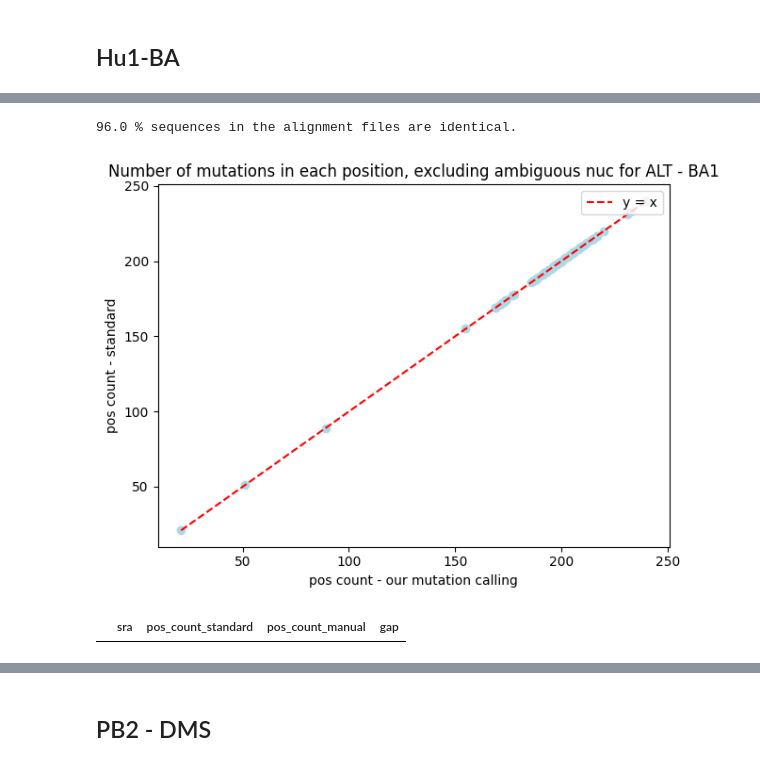
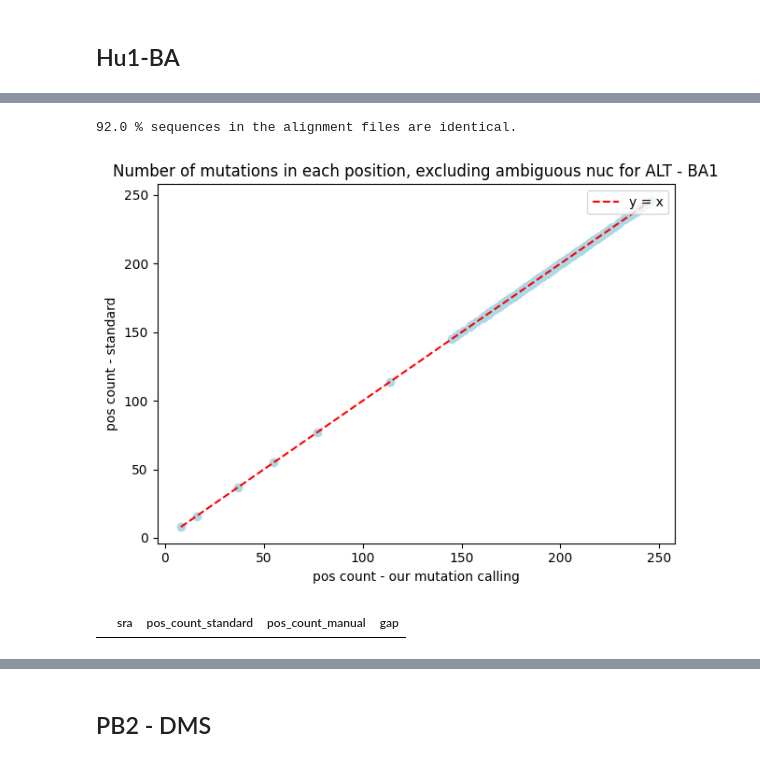
Before and after one commit to yutiachen5/bjorn_rep, a Jupyter notebook: output/sanity_check.ipynb, the cells around one changed output, grey strips where cells are left out. Drawn from its saved outputs; the diff is of its cells as text; code cells hidden in the pictures.

```diff
--- a/output/sanity_check.ipynb
+++ b/output/sanity_check.ipynb
@@ -6,19 +6,20 @@ import matplotlib.pyplot as plt
 from Bio import SeqIO
 # %%
 pd.set_option('display.max_rows', 200)
+pd.set_option("display.max_columns", None)
 # %%
-hu1_gf_dir = '/home/eleanor124/projects/bjorn_rep/output/Hu1/gf_Hu1/'
-hu1_mm_dir = '/home/eleanor124/projects/bjorn_rep/output/Hu1/mm/'
-ba1_gf_dir = '/home/eleanor124/projects/bjorn_rep/output/Hu1/gf_BA1/'
-ba2_gf_dir = '/home/eleanor124/projects/bjorn_rep/output/Hu1/gf_BA2/'
+hu1_gf_dir = '/home/yutianc/bjorn_rep/output/Hu1/gf_Hu1/'
+hu1_mm_dir = '/home/yutianc/bjorn_rep/output/Hu1/mm/'
+ba1_gf_dir = '/home/yutianc/bjorn_rep/output/Hu1/gf_BA1/'
+ba2_gf_dir = '/home/yutianc/bjorn_rep/output/Hu1/gf_BA2/'
 
 
-pb2_old_dir = '/home/eleanor124/projects/bjorn_rep/data/PB2-DMS/'
-pb2_gf_dir = '/home/eleanor124/projects/bjorn_rep/output/PB2/gf_PP/'
-pb2_mm_dir = '/home/eleanor124/projects/bjorn_rep/output/PB2/mm/'
+pb2_old_dir = '/home/yutianc/bjorn_rep/data/PB2-DMS/'
+pb2_gf_dir = '/home/yutianc/bjorn_rep/output/PB2/gf_PP/'
+pb2_mm_dir = '/home/yutianc/bjorn_rep/output/PB2/mm/'
 
-cy_gf_dir = '/home/eleanor124/projects/bjorn_rep/output/PB2/gf_CY/'
-cy_mm_dir = '/home/eleanor124/projects/bjorn_rep/output/PB2/mm/'
+cy_gf_dir = '/home/yutianc/bjorn_rep/output/PB2/gf_CY/'
+cy_mm_dir = '/home/yutianc/bjorn_rep/output/PB2/mm/'
 # %%
 ambiguous_nuc = ['R', 'Y', 'W', 'S', 'K', 'M', 'B', 'D', 'H', 'V', 'N']
 # %%
@@ -117,18 +108,19 @@ tmp1.compare(tmp2, keep_equal=True)
 # %%
 common_set = get_common_seqs(ba1_gf_dir+"alignment.fasta", hu1_mm_dir+"alignment.fasta")
 
 ba1_gf, ba1_gf_filtered = process(ba1_gf_dir+"mutations.tsv", common_set)
-ba1_mm, ba1_mm_filtered = process(hu1_mm_dir+"NC_045512.2_BA.1_mutations.tsv", common_set)
+# ba1_mm, ba1_mm_filtered = process(hu1_mm_dir+"NC_045512.2_BA.1_mutations.tsv", common_set)
+ba1_mm, ba1_mm_filtered = process("/home/yutianc/bjorn_rep/mutations.tsv", common_set)
 
 
 print(round(len(ba1_mm_filtered)/len(ba1_mm), 2)*100, "% sequences in the alignment files are identical.")
 
 pos_mismatch = corr_plt(ba1_gf_filtered, ba1_mm_filtered, "BA1")
 pos_mismatch["gap"] = pos_mismatch["pos_count_manual"] - pos_mismatch["pos_count_standard"]
 pos_mismatch.sort_values(by=["gap"], ascending=False)
 # %% [output]
-96.0 % sequences in the alignment files are identical.
+92.0 % sequences in the alignment files are identical.
-[figure, old version]
+[figure, new version]
 |  | sra | pos_count_standard | pos_count_manual | gap |
 # %%
 tmp1 = (ba1_gf_filtered[~ba1_gf_filtered["alt"].isin(ambiguous_nuc)]
```
Also changed, not shown: parts of 20 cells of this notebook, 7 other files.
